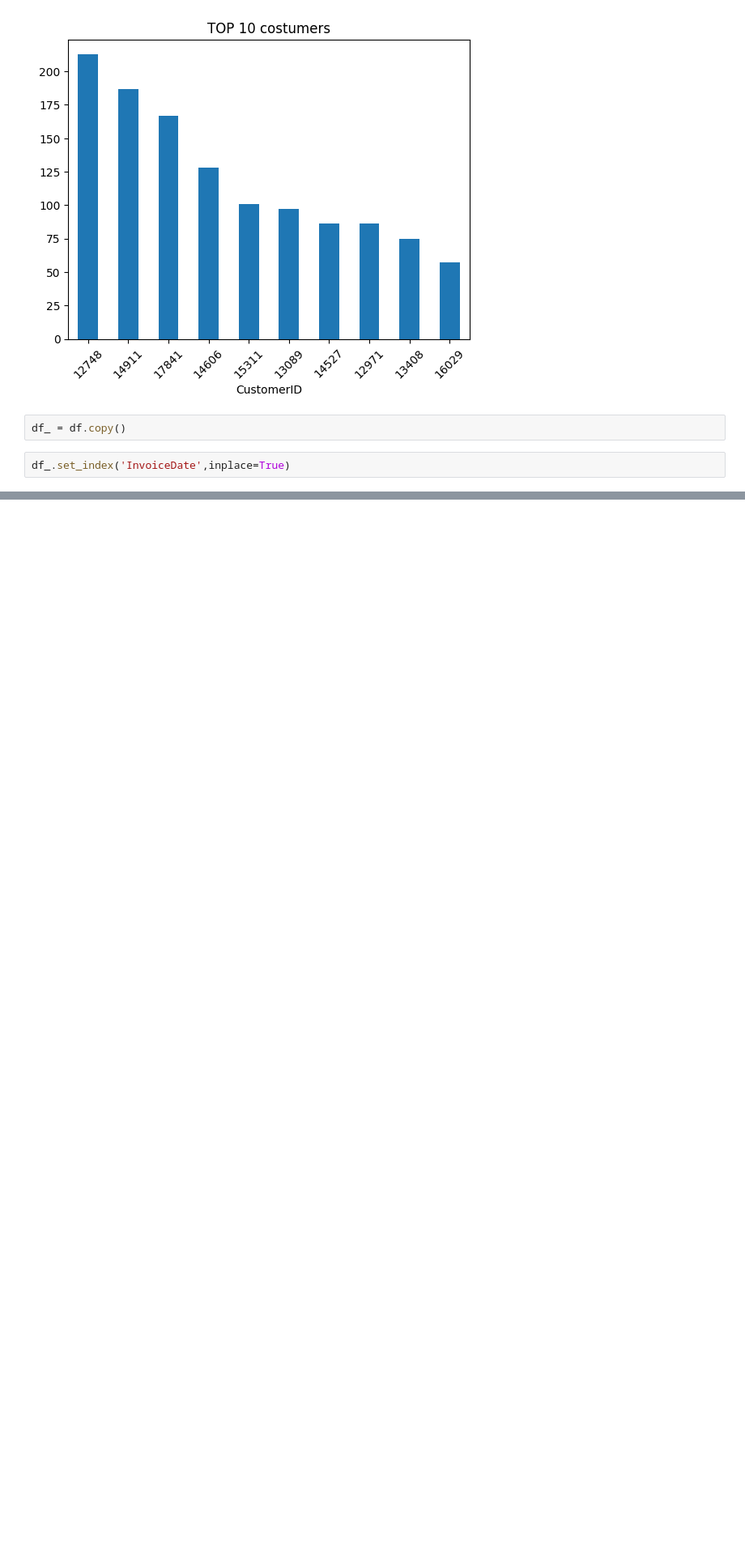
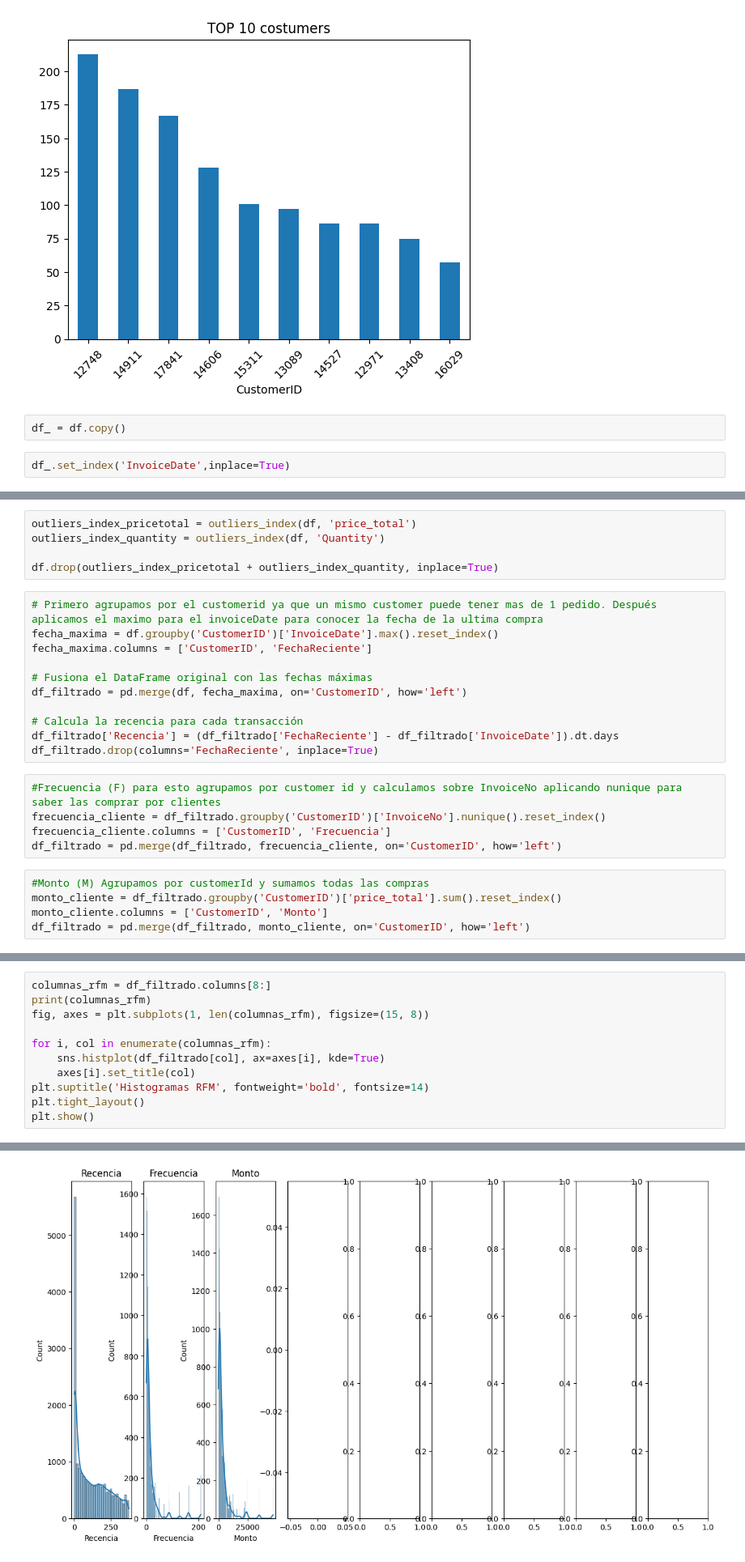
Before and after one commit to LLAES07/Segmentacion_clientes, a Jupyter notebook: notebook/1_EDA.ipynb, the cells around one changed output, grey strips where cells are left out. Shown at 81% size. Cells and saved outputs as stored; diff of their text form; blank space fills up the shorter version.

```diff
--- a/notebook/1_EDA.ipynb
+++ b/notebook/1_EDA.ipynb
@@ -400,0 +477,26 @@ sns.lineplot(data=df_, x=df_.index.day, y='price_total')
+# %%
+outliers_index_pricetotal = outliers_index(df, 'price_total')
+outliers_index_quantity = outliers_index(df, 'Quantity')
+
+df.drop(outliers_index_pricetotal + outliers_index_quantity, inplace=True)
+# %%
+# Primero agrupamos por el customerid ya que un mismo customer puede tener mas de 1 pedido. Después aplicamos el maximo para el invoiceDate para conocer la fecha de la ultima compra
+fecha_maxima = df.groupby('CustomerID')['InvoiceDate'].max().reset_index()
+fecha_maxima.columns = ['CustomerID', 'FechaReciente']
+
+# Fusiona el DataFrame original con las fechas máximas
+df_filtrado = pd.merge(df, fecha_maxima, on='CustomerID', how='left')
+
+# Calcula la recencia para cada transacción
+df_filtrado['Recencia'] = (df_filtrado['FechaReciente'] - df_filtrado['InvoiceDate']).dt.days
+df_filtrado.drop(columns='FechaReciente', inplace=True)
+# %%
+#Frecuencia (F) para esto agrupamos por customer id y calculamos sobre InvoiceNo aplicando nunique para saber las comprar por clientes
+frecuencia_cliente = df_filtrado.groupby('CustomerID')['InvoiceNo'].nunique().reset_index()
+frecuencia_cliente.columns = ['CustomerID', 'Frecuencia']
+df_filtrado = pd.merge(df_filtrado, frecuencia_cliente, on='CustomerID', how='left')
+# %%
+#Monto (M) Agrupamos por customerId y sumamos todas las compras
+monto_cliente = df_filtrado.groupby('CustomerID')['price_total'].sum().reset_index()
+monto_cliente.columns = ['CustomerID', 'Monto']
+df_filtrado = pd.merge(df_filtrado, monto_cliente, on='CustomerID', how='left')
@@ -400,0 +525,12 @@ sns.lineplot(data=df_, x=df_.index.day, y='price_total')
+# %%
+columnas_rfm = df_filtrado.columns[8:]
+print(columnas_rfm)
+fig, axes = plt.subplots(1, len(columnas_rfm), figsize=(15, 8))
+
+for i, col in enumerate(columnas_rfm):
+    sns.histplot(df_filtrado[col], ax=axes[i], kde=True)
+    axes[i].set_title(col)
+plt.suptitle('Histogramas RFM', fontweight='bold', fontsize=14)
+plt.tight_layout()
+plt.show()
+# %% [output]
@@ -400,0 +542 @@ sns.lineplot(data=df_, x=df_.index.day, y='price_total')
+[figure, added]
```
Also changed, not shown: parts of 18 cells of this notebook, 1 other file.
